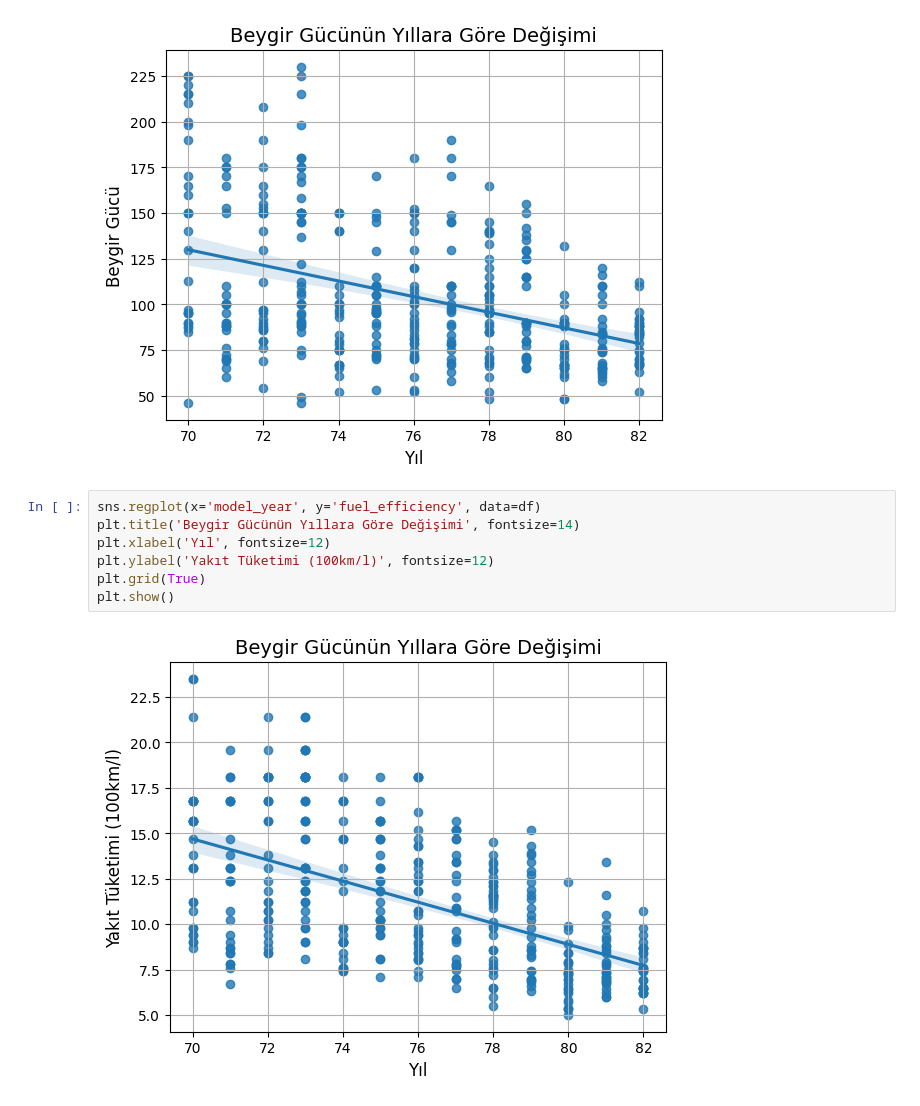
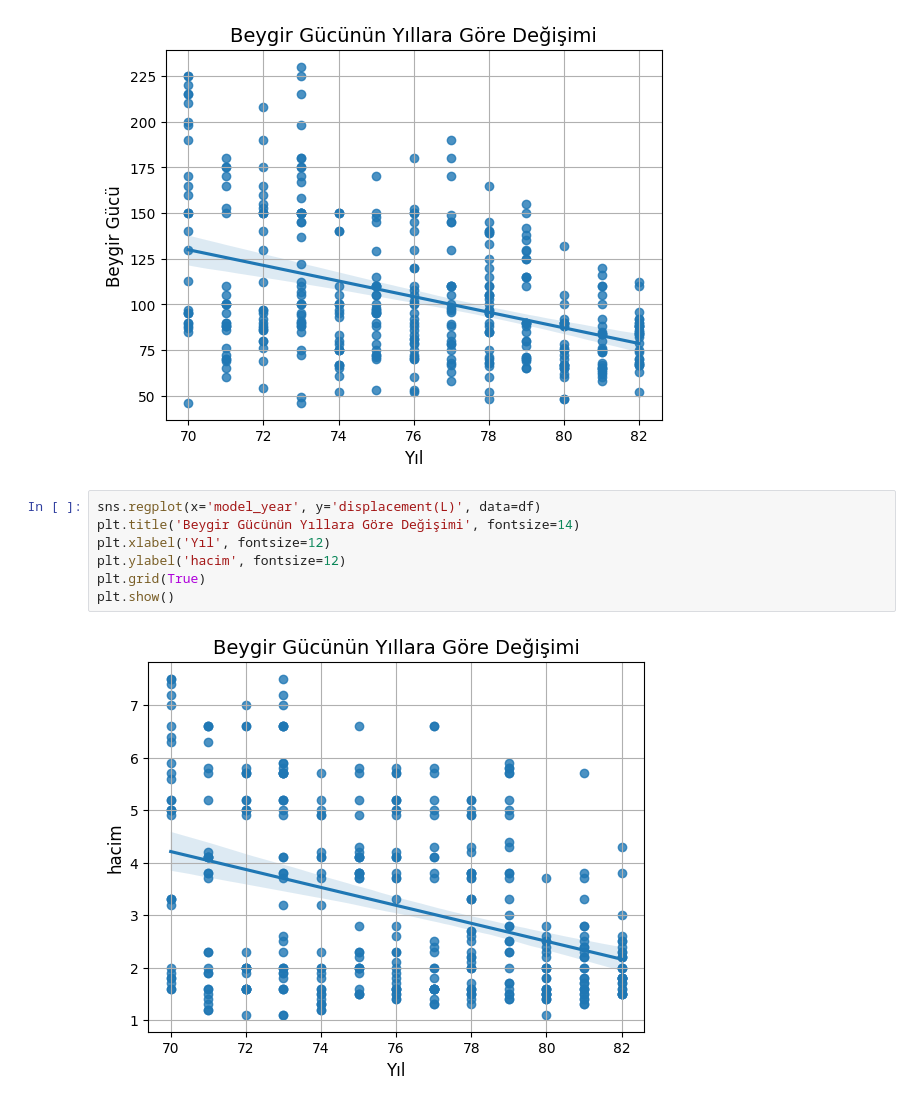
Before and after one commit to Melfo03/Car_information_dataset_analysis, a Jupyter notebook: exploratory_data_analysis.ipynb, the cells around one changed output. Drawn from its saved outputs; the diff is of its cells as text.

```diff
--- a/exploratory_data_analysis.ipynb
+++ b/exploratory_data_analysis.ipynb
@@ -140,11 +152,11 @@ plt.show()
 # %% [output]
 [figure]
 # %%
-sns.regplot(x='model_year', y='fuel_efficiency', data=df)
+sns.regplot(x='model_year', y='displacement(L)', data=df)
 plt.title('Beygir Gücünün Yıllara Göre Değişimi', fontsize=14)
 plt.xlabel('Yıl', fontsize=12)
-plt.ylabel('Yakıt Tüketimi (100km/l)', fontsize=12)
+plt.ylabel('hacim', fontsize=12)
 plt.grid(True)
 plt.show()
 # %% [output]
-[figure, old version]
+[figure, new version]
```
Also changed, not shown: parts of 16 cells of this notebook, 2 other files.
